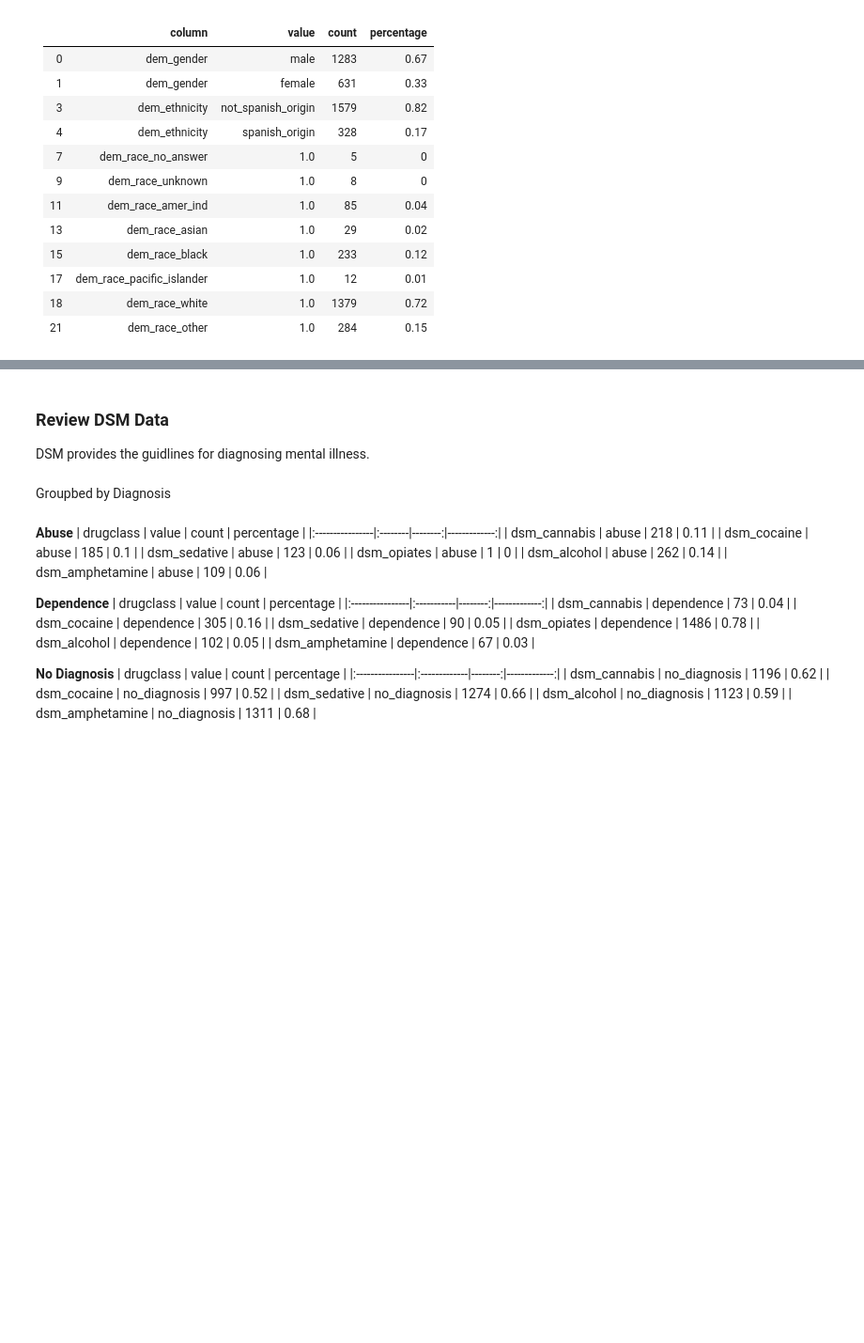
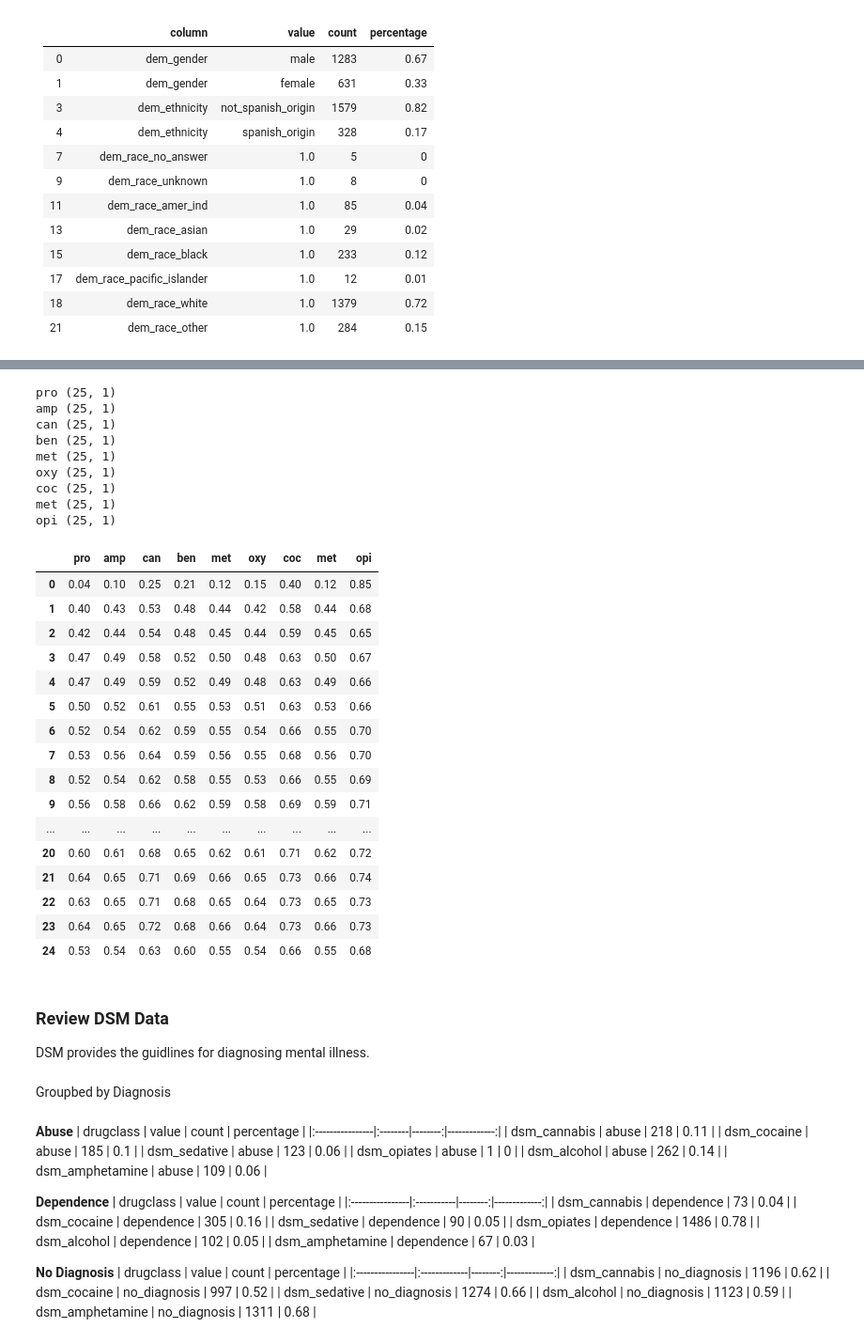
Before and after one commit to DanHerman212/precision_medicine, a Jupyter notebook: code/2_exploratory_analysis.ipynb, the cells around one changed output, grey strips where cells are left out. Shown at 94% size. Cells and saved outputs as stored; diff of their text form; code cells hidden in the pictures; blank space fills up the shorter version.

Commit message:
updated notebooks and helper

```diff
--- a/code/2_exploratory_analysis.ipynb
+++ b/code/2_exploratory_analysis.ipynb
@@ -184,3 +176,59 @@ display(Markdown(result_df.to_markdown()))
+# %%
+# show all the rows and columns for tests, there are 227 columns
+tests = data[[col for col in data.columns if col.startswith('test_')]]
+
+# subset the first 9 columns, to make a list of acronyms for drug tests
+# easier to read and understand the data
+test_cols = tests.iloc[:,:9]
+
+# the list comprehension uses regex to remove the 2nd underscore and everything to the right
+# an example would be transform test_Opiate300_1 to test_Opiate300
+test_cols = [re.sub(r'_[^_]*$', '', col) for col in test_cols.columns]
+
+# create acronyms for the drug tests, remove first 5 characters and convert to lowercase
+# then use the first 3 characters
+# an example would be transform test_Opiate300 to opi
+global_cols = [col[5:].lower()[:3] for col in test_cols]
+
+# create a series for each drug class
+for i in range(len(test_cols)):
+    acronym = global_cols[i]
+    test = test_cols[i]
+    globals()[acronym] = helper.series_func(data, test, 'mean').round(2)
+    globals()[acronym] = globals()[acronym].to_frame(acronym)
+    print(acronym,globals()[acronym].shape)
+
+# merge series into dataframe
+drug_tests = pd.concat([pro, amp, can, ben, met, oxy, coc, met, opi], axis=1)
+
+drug_tests
+# %% [output]
+pro (25, 1)
+amp (25, 1)
+can (25, 1)
+ben (25, 1)
+met (25, 1)
+oxy (25, 1)
+coc (25, 1)
+met (25, 1)
+opi (25, 1)
+|  | pro | amp | can | ben | met | oxy | coc | met | opi |
+| 0 | 0.04 | 0.10 | 0.25 | 0.21 | 0.12 | 0.15 | 0.40 | 0.12 | 0.85 |
+| 1 | 0.40 | 0.43 | 0.53 | 0.48 | 0.44 | 0.42 | 0.58 | 0.44 | 0.68 |
+| 2 | 0.42 | 0.44 | 0.54 | 0.48 | 0.45 | 0.44 | 0.59 | 0.45 | 0.65 |
+| 3 | 0.47 | 0.49 | 0.58 | 0.52 | 0.50 | 0.48 | 0.63 | 0.50 | 0.67 |
+| 4 | 0.47 | 0.49 | 0.59 | 0.52 | 0.49 | 0.48 | 0.63 | 0.49 | 0.66 |
+| 5 | 0.50 | 0.52 | 0.61 | 0.55 | 0.53 | 0.51 | 0.63 | 0.53 | 0.66 |
+| 6 | 0.52 | 0.54 | 0.62 | 0.59 | 0.55 | 0.54 | 0.66 | 0.55 | 0.70 |
+| 7 | 0.53 | 0.56 | 0.64 | 0.59 | 0.56 | 0.55 | 0.68 | 0.56 | 0.70 |
+| 8 | 0.52 | 0.54 | 0.62 | 0.58 | 0.55 | 0.53 | 0.66 | 0.55 | 0.69 |
+| 9 | 0.56 | 0.58 | 0.66 | 0.62 | 0.59 | 0.58 | 0.69 | 0.59 | 0.71 |
+| ... | ... | ... | ... | ... | ... | ... | ... | ... | ... |
+| 20 | 0.60 | 0.61 | 0.68 | 0.65 | 0.62 | 0.61 | 0.71 | 0.62 | 0.72 |
+| 21 | 0.64 | 0.65 | 0.71 | 0.69 | 0.66 | 0.65 | 0.73 | 0.66 | 0.74 |
+| 22 | 0.63 | 0.65 | 0.71 | 0.68 | 0.65 | 0.64 | 0.73 | 0.65 | 0.73 |
+| 23 | 0.64 | 0.65 | 0.72 | 0.68 | 0.66 | 0.64 | 0.73 | 0.66 | 0.73 |
+| 24 | 0.53 | 0.54 | 0.63 | 0.60 | 0.55 | 0.54 | 0.66 | 0.55 | 0.68 |
 # %% [markdown]
 ### Review DSM Data
 DSM provides the guidlines for diagnosing mental illness.<br>
```
Also changed, not shown: parts of 13 cells of this notebook, 3 other files.
